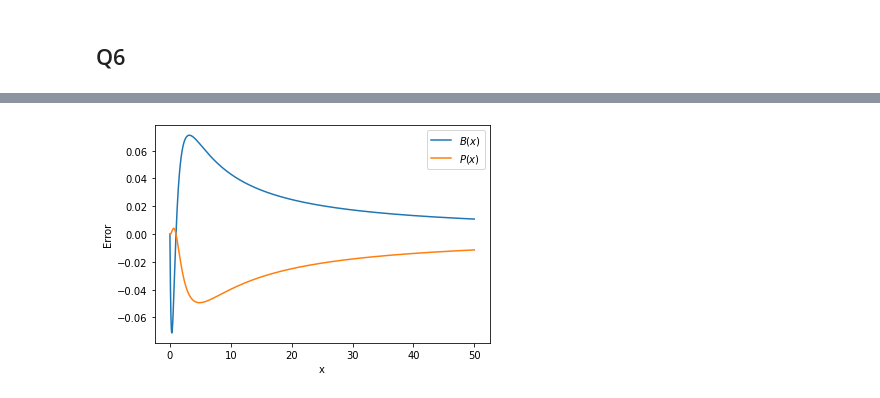
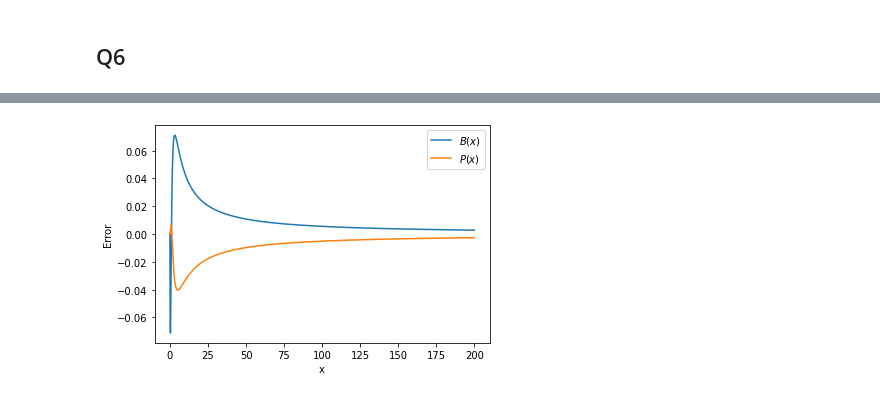
Before and after one commit to jwu277/math406-hw1, a Jupyter notebook: assi1.ipynb, the cells around one changed output, grey strips where cells are left out. Saved outputs shown, nothing was run; the diff lists cells and outputs as text; code cells hidden in the pictures.

```diff
--- a/assi1.ipynb
+++ b/assi1.ipynb
@@ -289,3 +304,6 @@ $$\max\big|e(x)\big| \leq \left(4.468 \times 10^{-4}\right)\frac{3^4}{M^4} = 0.0
+# %%
+xlim = 200
+npts = 100000
 # %%
 def B(x):
     return np.pi/2 * x/(1+x)
@@ -294,15 +312,15 @@ def P(x):
 
     c0 = 0
     c1 = 1
-    a2 = (1 - np.pi/4) / ((np.pi/4) * (np.pi/2 - 1))
-    c2 = np.pi/2 * a2
-    a1 = np.pi/2 * a2
+    a2 = 1/2
+    c2 = np.pi/4
+    a1 = np.pi/4
 
     return (c0 + c1 * x + c2 * x * x) / (1 + a1 * x + a2 * x * x)
 # %%
 fig, ax = plt.subplots(figsize=(6,4))
 
-x = np.linspace(0, 50, 5000)
+x = np.linspace(0, xlim, npts)
 e1 = np.arctan(x) - B(x)
 e2 = np.arctan(x) - P(x)
 
@@ -321 +339 @@ P(x) max error: 0.04935928167857617
-[figure, old version]
+[figure, new version]
```
Also changed, not shown: parts of 8 cells of this notebook.
